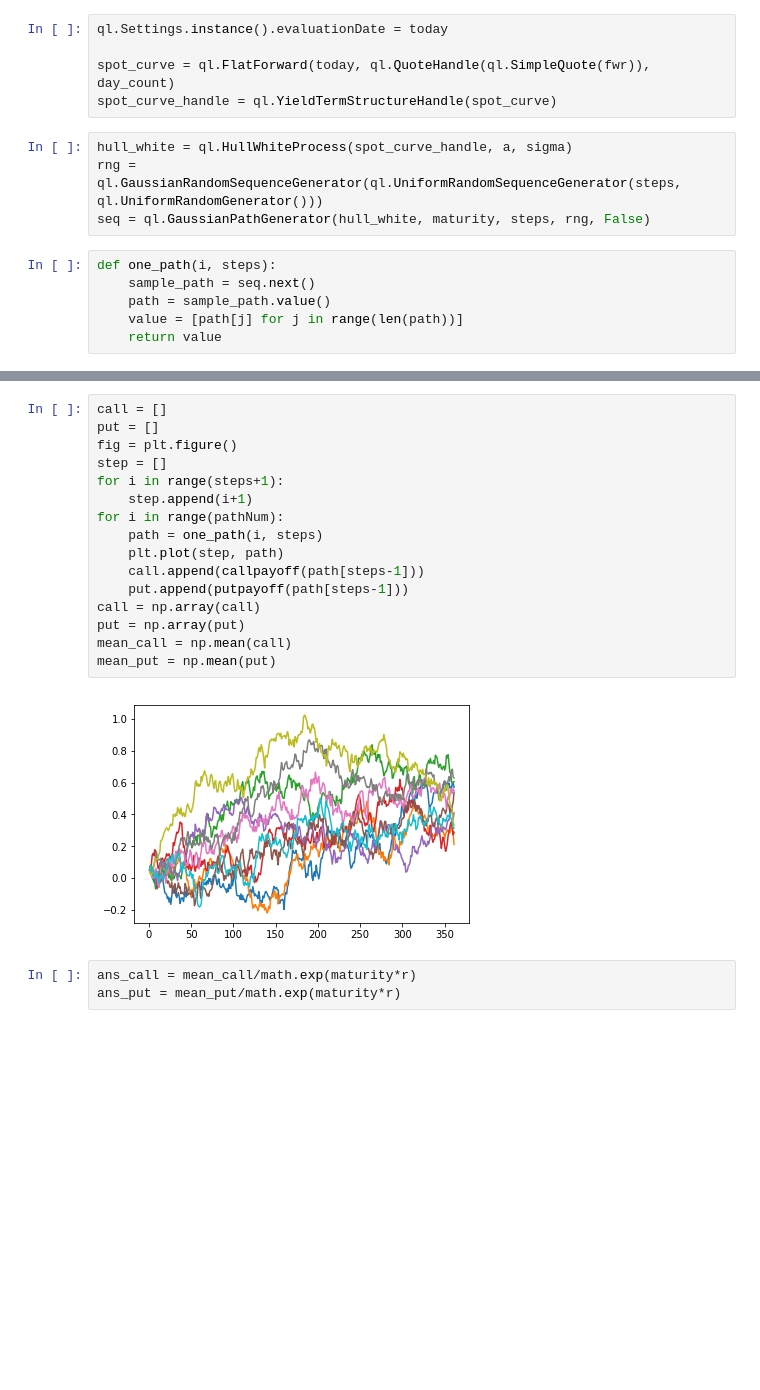
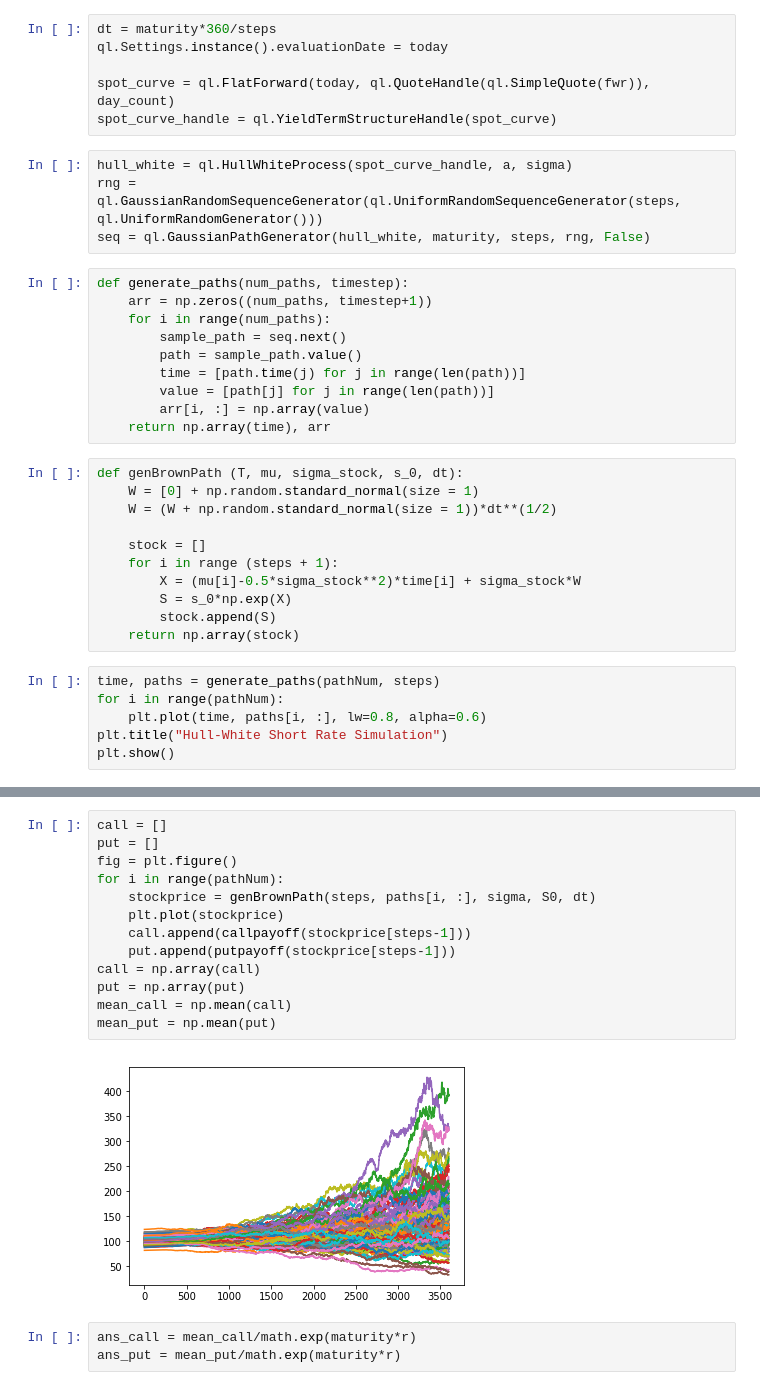
Before and after one commit to payko/Financial_Engineering, a Jupyter notebook: Hw5/程式碼.ipynb, the cells around one changed output, grey strips where cells are left out. Drawn from its saved outputs; the diff is of its cells as text; blank space fills up the shorter version.

```diff
--- a/Hw5/程式碼.ipynb
+++ b/Hw5/程式碼.ipynb
@@ -39,4 +42,5 @@ today = ql.Date(5,12,2020)
 # %%
+dt = maturity*360/steps
 ql.Settings.instance().evaluationDate = today
 
 spot_curve = ql.FlatForward(today, ql.QuoteHandle(ql.SimpleQuote(fwr)), day_count)
@@ -46,8 +50,29 @@ hull_white = ql.HullWhiteProcess(spot_curve_handle, a, sigma)
 rng = ql.GaussianRandomSequenceGenerator(ql.UniformRandomSequenceGenerator(steps, ql.UniformRandomGenerator()))
 seq = ql.GaussianPathGenerator(hull_white, maturity, steps, rng, False)
 # %%
-def one_path(i, steps):
-    sample_path = seq.next()
-    path = sample_path.value()
-    value = [path[j] for j in range(len(path))]
-    return value
+def generate_paths(num_paths, timestep):
+    arr = np.zeros((num_paths, timestep+1))
+    for i in range(num_paths):
+        sample_path = seq.next()
+        path = sample_path.value()
+        time = [path.time(j) for j in range(len(path))]
+        value = [path[j] for j in range(len(path))]
+        arr[i, :] = np.array(value)
+    return np.array(time), arr
+# %%
+def genBrownPath (T, mu, sigma_stock, s_0, dt):
+    W = [0] + np.random.standard_normal(size = 1)
+    W = (W + np.random.standard_normal(size = 1))*dt**(1/2)
+
+    stock = []
+    for i in range (steps + 1):
+        X = (mu[i]-0.5*sigma_stock**2)*time[i] + sigma_stock*W
+        S = s_0*np.exp(X)
+        stock.append(S)
+    return np.array(stock)
+# %%
+time, paths = generate_paths(pathNum, steps)
+for i in range(pathNum):
+    plt.plot(time, paths[i, :], lw=0.8, alpha=0.6)
+plt.title("Hull-White Short Rate Simulation")
+plt.show()
@@ -54,21 +81,18 @@ def one_path(i, steps):
 # %%
 call = []
 put = []
 fig = plt.figure()
-step = []
-for i in range(steps+1):
-    step.append(i+1)
 for i in range(pathNum):
-    path = one_path(i, steps)
-    plt.plot(step, path)
-    call.append(callpayoff(path[steps-1]))
-    put.append(putpayoff(path[steps-1]))
+    stockprice = genBrownPath(steps, paths[i, :], sigma, S0, dt)
+    plt.plot(stockprice)
+    call.append(callpayoff(stockprice[steps-1]))
+    put.append(putpayoff(stockprice[steps-1]))
 call = np.array(call)
 put = np.array(put)
 mean_call = np.mean(call)
 mean_put = np.mean(put)
 # %% [output]
-[figure, old version]
+[figure, new version]
 # %%
 ans_call = mean_call/math.exp(maturity*r)
 ans_put = mean_put/math.exp(maturity*r)
```
Also changed, not shown: parts of 4 cells of this notebook.
